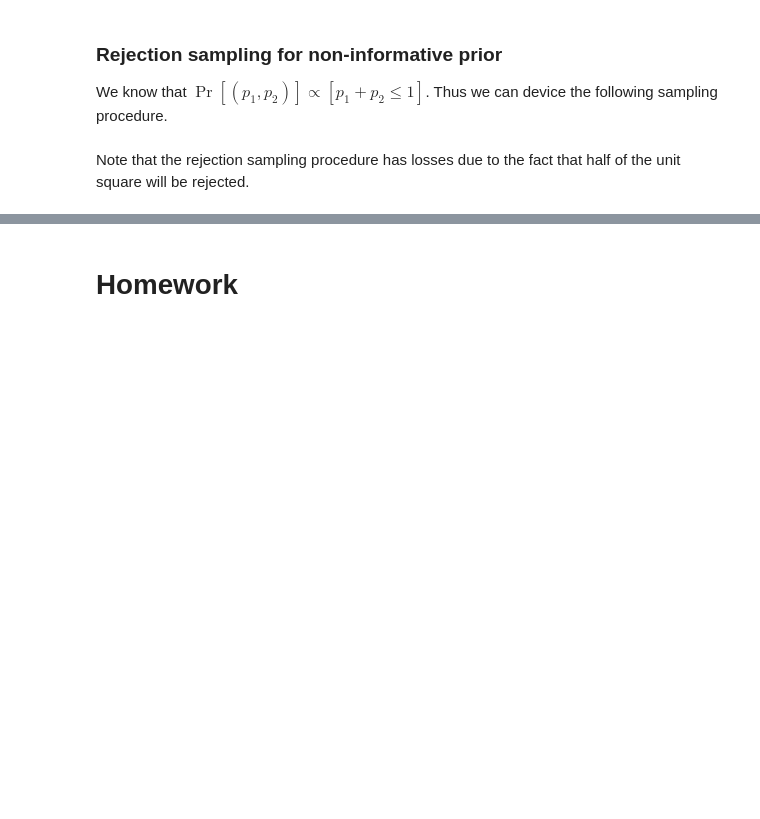
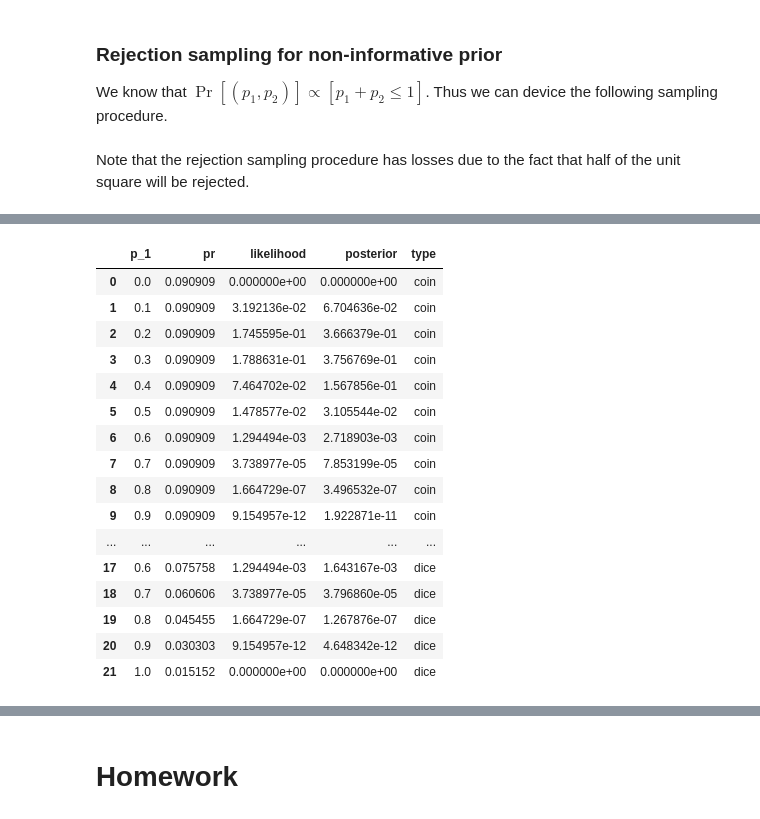
Before and after one commit to swenlaur/machine-learning-ii, a Jupyter notebook: practise-sessions/02/08_dice_vs_coin.ipynb, the cells around one changed output, grey strips where cells are left out. Drawn from its saved outputs; the diff is of its cells as text; code cells hidden in the pictures; blank space fills up the shorter version.

```diff
--- a/practise-sessions/02/08_dice_vs_coin.ipynb
+++ b/practise-sessions/02/08_dice_vs_coin.ipynb
@@ -288,3 +289,23 @@ display(head(sample))
+# %%
+df
+# %% [output]
+|  | p_1 | pr | likelihood | posterior | type |
+| 0 | 0.0 | 0.090909 | 0.000000e+00 | 0.000000e+00 | coin |
+| 1 | 0.1 | 0.090909 | 3.192136e-02 | 6.704636e-02 | coin |
+| 2 | 0.2 | 0.090909 | 1.745595e-01 | 3.666379e-01 | coin |
+| 3 | 0.3 | 0.090909 | 1.788631e-01 | 3.756769e-01 | coin |
+| 4 | 0.4 | 0.090909 | 7.464702e-02 | 1.567856e-01 | coin |
+| 5 | 0.5 | 0.090909 | 1.478577e-02 | 3.105544e-02 | coin |
+| 6 | 0.6 | 0.090909 | 1.294494e-03 | 2.718903e-03 | coin |
+| 7 | 0.7 | 0.090909 | 3.738977e-05 | 7.853199e-05 | coin |
+| 8 | 0.8 | 0.090909 | 1.664729e-07 | 3.496532e-07 | coin |
+| 9 | 0.9 | 0.090909 | 9.154957e-12 | 1.922871e-11 | coin |
+| ... | ... | ... | ... | ... | ... |
+| 17 | 0.6 | 0.075758 | 1.294494e-03 | 1.643167e-03 | dice |
+| 18 | 0.7 | 0.060606 | 3.738977e-05 | 3.796860e-05 | dice |
+| 19 | 0.8 | 0.045455 | 1.664729e-07 | 1.267876e-07 | dice |
+| 20 | 0.9 | 0.030303 | 9.154957e-12 | 4.648342e-12 | dice |
+| 21 | 1.0 | 0.015152 | 0.000000e+00 | 0.000000e+00 | dice |
 # %%
 df = prior_sampler(1000)
 p = ggplot(df)
```
Also changed, not shown: parts of 10 cells of this notebook, 4 other files.
